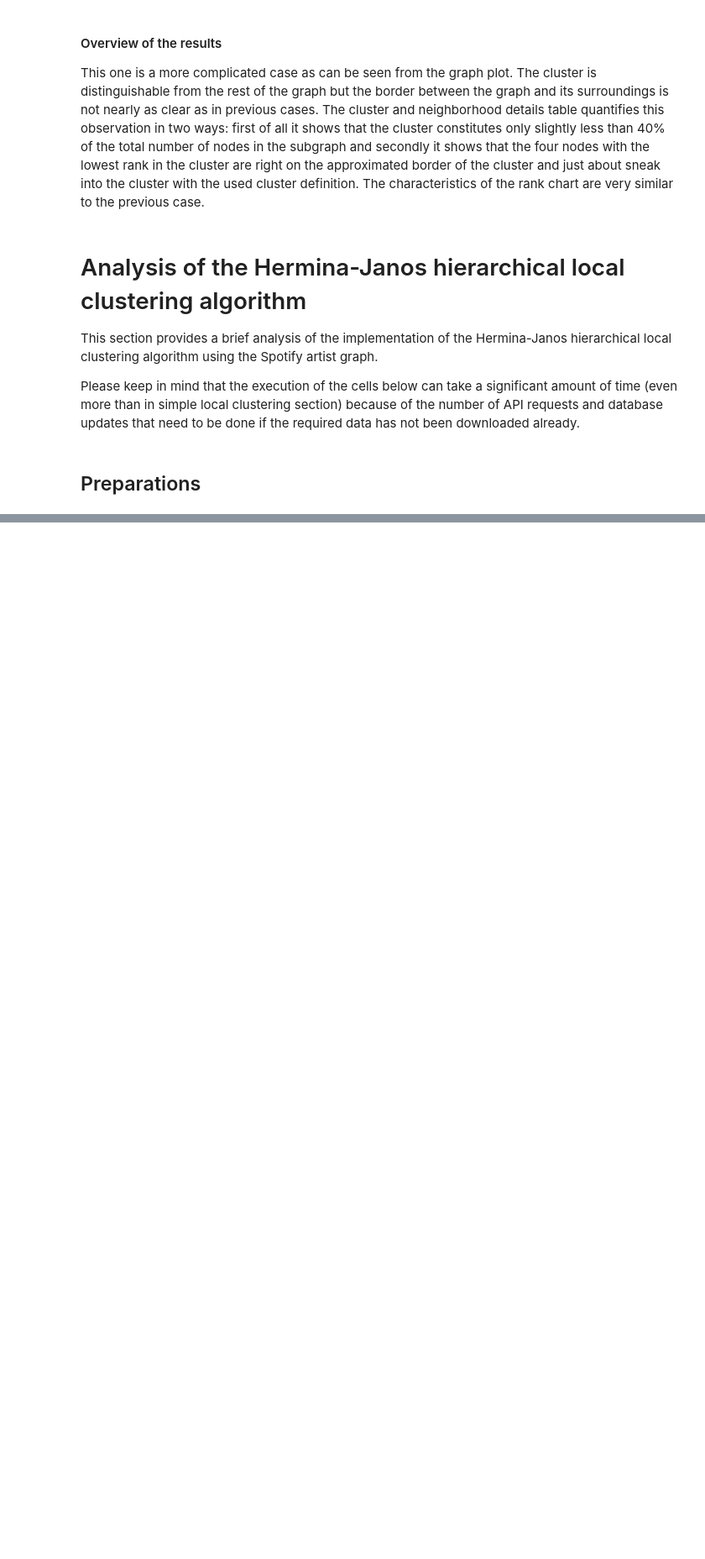
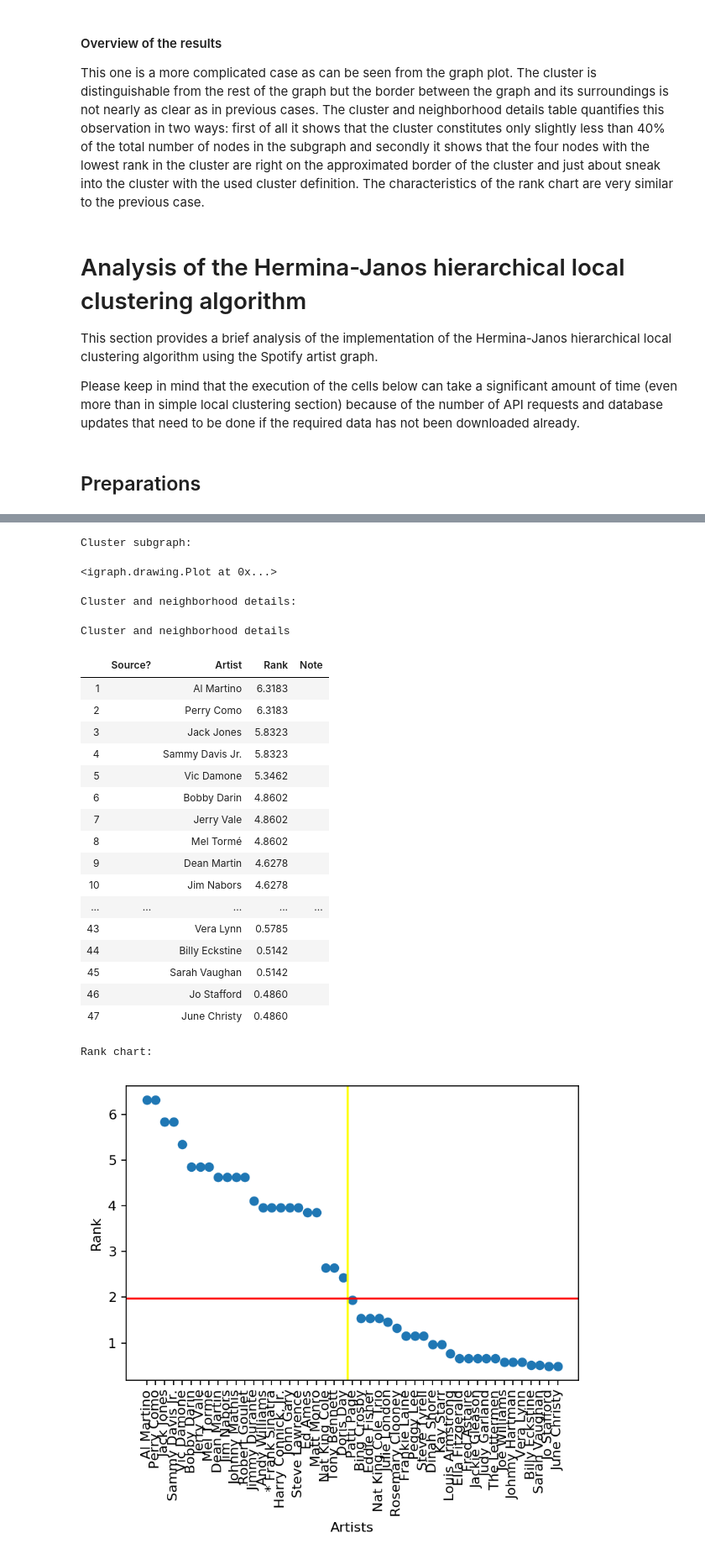
Before and after one commit to volfpeter/localclustering, a Jupyter notebook: documents/Algorithm Analysis with the Spotify Related Artists Graph.ipynb, the cells around one changed output, grey strips where cells are left out. Shown at 84% size. Saved outputs shown, nothing was run; the diff lists cells and outputs as text; code cells hidden in the pictures; blank space fills up the shorter version.

```diff
--- a/documents/Algorithm Analysis with the Spotify Related Artists Graph.ipynb
+++ b/documents/Algorithm Analysis with the Spotify Related Artists Graph.ipynb
@@ -512,0 +577,44 @@ hierarchical_cluster_engine.min_cluster_size = 20
+# %%
+# Execute the clustering.
+hierarchical_cluster_engine.min_cluster_size = 15
+cluster = hierarchical_cluster_engine.cluster(source_nodes)
+
+# Construct a rank provider for the clustering that was just executed.
+rank_provider = hierarchical_cluster_engine.get_rank_provider()
+
+# Try to figure out the approximate value of the threshold.
+threshold = hierarchical_cluster_engine.last_step_history.last_step.get_gain_descriptor_for_node(artist_node).weighting_coefficient
+
+# Plot the cluster and print it as a table as well.
+# Notice that display() must be used for the plot to be visible,
+# otherwise only the second output will be visible.
+print("Cluster subgraph:")
+plot_cluster(source_nodes, cluster, rank_provider)
+print("\n\nCluster and neighborhood details:")
+plot_result_as_table(source_nodes, cluster, rank_provider, threshold)
+print("\n\nRank chart:")
+plot_rank_chart(cluster, rank_provider, threshold)
+# %% [output]
+Cluster subgraph:
+<igraph.drawing.Plot at 0x...>
+Cluster and neighborhood details:
+Cluster and neighborhood details
+|  | Source? | Artist | Rank | Note |
+| 1 |  | Al Martino | 6.3183 |  |
+| 2 |  | Perry Como | 6.3183 |  |
+| 3 |  | Jack Jones | 5.8323 |  |
+| 4 |  | Sammy Davis Jr. | 5.8323 |  |
+| 5 |  | Vic Damone | 5.3462 |  |
+| 6 |  | Bobby Darin | 4.8602 |  |
+| 7 |  | Jerry Vale | 4.8602 |  |
+| 8 |  | Mel Tormé | 4.8602 |  |
+| 9 |  | Dean Martin | 4.6278 |  |
+| 10 |  | Jim Nabors | 4.6278 |  |
+| ... | ... | ... | ... | ... |
+| 43 |  | Vera Lynn | 0.5785 |  |
+| 44 |  | Billy Eckstine | 0.5142 |  |
+| 45 |  | Sarah Vaughan | 0.5142 |  |
+| 46 |  | Jo Stafford | 0.4860 |  |
+| 47 |  | June Christy | 0.4860 |  |
+Rank chart:
+[figure, added]
```
Also changed, not shown: parts of 14 cells of this notebook, 1 other file.
